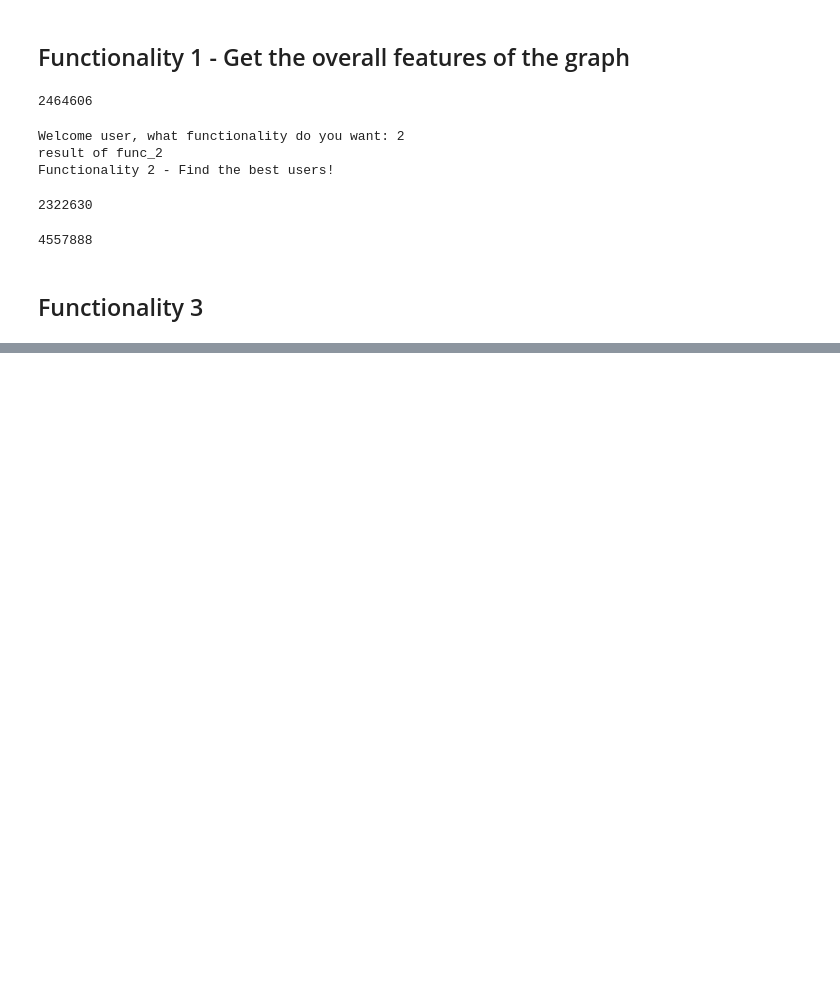
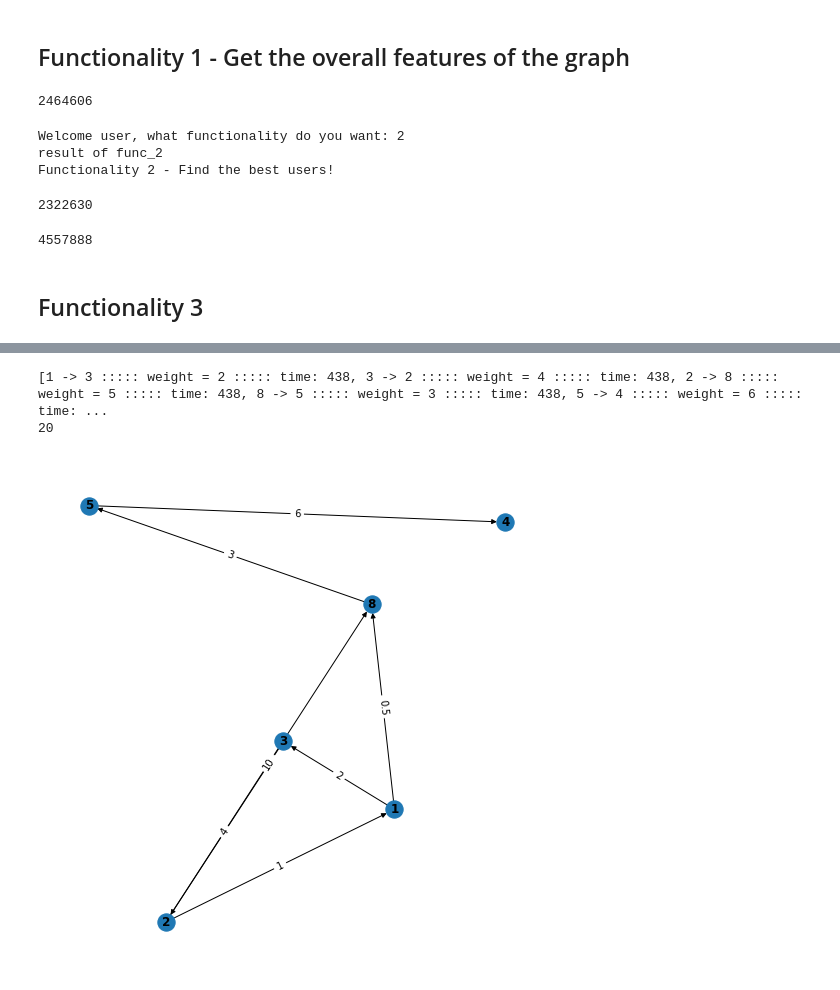
Before and after one commit to michele1783/ADM-HW5, a Jupyter notebook: test-Ame.ipynb, the cells around one changed output, grey strips where cells are left out. Cells and saved outputs as stored; diff of their text form; code cells hidden in the pictures; blank space fills up the shorter version.

```diff
--- a/test-Ame.ipynb
+++ b/test-Ame.ipynb
@@ -493,0 +574,52 @@ defaultdict(<class 'list'>, {'c': ['a'], 'b': ['a'], 'd': ['c'], 'e': ['d', 'b']
+# %%
+    p = [1,3,2,8,5,4]
+    final_path = []
+    for i in range(0, len(p)-1):
+        new_g, dist = dijkstra(p[i], t2)
+
+        if(new_g.is_linked_from(p[i], p[i+1])):
+            final_path.append(new_g.get_edge(p[i], p[i+1]))
+        else:
+            temp = []
+            try:
+                prec = [el for el in new_g.nodes[p[i+1]] if el.from_n != p[i+1]][0]
+            except IndexError:
+                print("Not possible")
+                break
+
+            temp.append(prec)
+
+            while(not prec.from_n == p[i]):
+
+
+
+                punt = [el for el in new_g.nodes[prec.from_n] if el.from_n != prec.from_n][0]
+
+                temp.append(punt)
+
+                prec = punt
+
+            temp.reverse()
+            final_path.extend(temp)
+
+
+    lunghezza = sum([edge.w for edge in final_path])
+
+    print(final_path)
+    print(lunghezza)
+# %% [output]
+[1 -> 3 ::::: weight = 2 ::::: time: 438, 3 -> 2 ::::: weight = 4 ::::: time: 438, 2 -> 8 ::::: weight = 5 ::::: time: 438, 8 -> 5 ::::: weight = 3 ::::: time: 438, 5 -> 4 ::::: weight = 6 ::::: time: ...
+20
+# %%
+t2 = GRAPH()
+t2.add_edge(from_n=1,to_n=3, time="438", w=2)
+t2.add_edge(from_n=3,to_n=2, time="438", w=4)
+t2.add_edge(from_n=2,to_n=8, time="438", w=10)
+t2.add_edge(from_n=8,to_n=5, time="438", w=3)
+t2.add_edge(from_n=5,to_n=4, time="438", w=6)
+t2.add_edge(from_n=2,to_n=1, time="438", w=1)
+t2.add_edge(from_n=1,to_n=8, time="438", w=0.5)
+t2.add_node(6)
+t2.print_graph()
+# %% [output]
+[figure, added]
```
Also changed, not shown: parts of 21 cells of this notebook.
